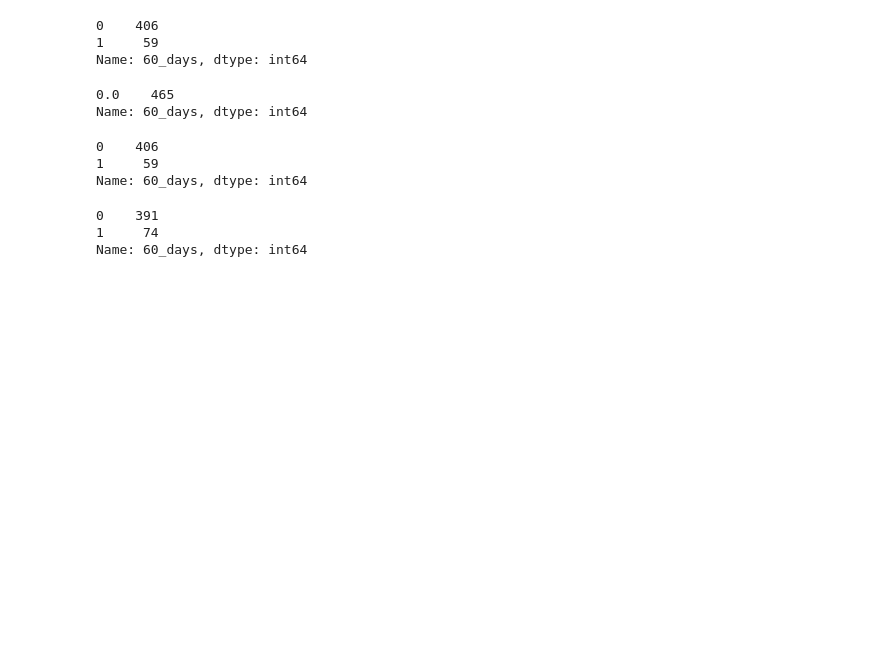
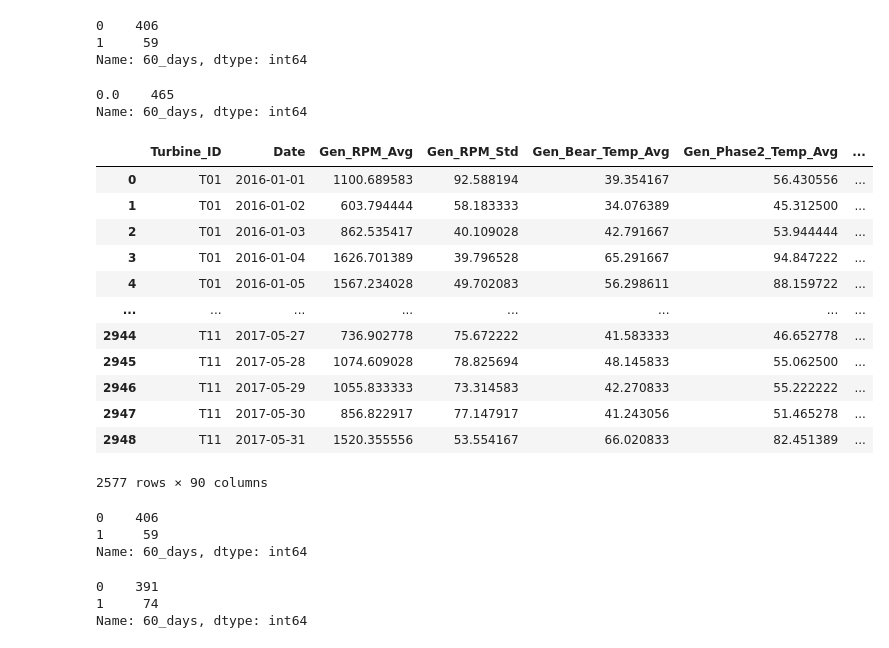
Before and after one commit to RicardoJPedro82/wmillfailprev, a Jupyter notebook: notebooks/Miguel_Data_prep_clean_VersaoAlternativa.ipynb, the cells around one changed output. Saved outputs shown, nothing was run; the diff lists cells and outputs as text; code cells hidden in the pictures; blank space fills up the shorter version.

```diff
--- a/notebooks/Miguel_Data_prep_clean_VersaoAlternativa.ipynb
+++ b/notebooks/Miguel_Data_prep_clean_VersaoAlternativa.ipynb
@@ -765,6 +772,22 @@ df_test_gearbox['60_days'].value_counts()
 # %% [output]
 0.0    465
 Name: 60_days, dtype: int64
+# %%
+df_train[0]
+# %% [output]
+|  | Turbine_ID | Date | Gen_RPM_Avg | Gen_RPM_Std | Gen_Bear_Temp_Avg | Gen_Phase2_Temp_Avg | ... |
+| 0 | T01 | 2016-01-01 | 1100.689583 | 92.588194 | 39.354167 | 56.430556 | ... |
+| 1 | T01 | 2016-01-02 | 603.794444 | 58.183333 | 34.076389 | 45.312500 | ... |
+| 2 | T01 | 2016-01-03 | 862.535417 | 40.109028 | 42.791667 | 53.944444 | ... |
+| 3 | T01 | 2016-01-04 | 1626.701389 | 39.796528 | 65.291667 | 94.847222 | ... |
+| 4 | T01 | 2016-01-05 | 1567.234028 | 49.702083 | 56.298611 | 88.159722 | ... |
+| ... | ... | ... | ... | ... | ... | ... | ... |
+| 2944 | T11 | 2017-05-27 | 736.902778 | 75.672222 | 41.583333 | 46.652778 | ... |
+| 2945 | T11 | 2017-05-28 | 1074.609028 | 78.825694 | 48.145833 | 55.062500 | ... |
+| 2946 | T11 | 2017-05-29 | 1055.833333 | 73.314583 | 42.270833 | 55.222222 | ... |
+| 2947 | T11 | 2017-05-30 | 856.822917 | 77.147917 | 41.243056 | 51.465278 | ... |
+| 2948 | T11 | 2017-05-31 | 1520.355556 | 53.554167 | 66.020833 | 82.451389 | ... |
+2577 rows × 90 columns
 # %%
 #dict_df['generator_results'][1]['60_days'][dict_df['generator_results'][1]['60_days']==1]
 dict_df['generator_results'][1]['60_days'].value_counts()
```
Also changed, not shown: parts of 9 cells of this notebook, 1 other file.
